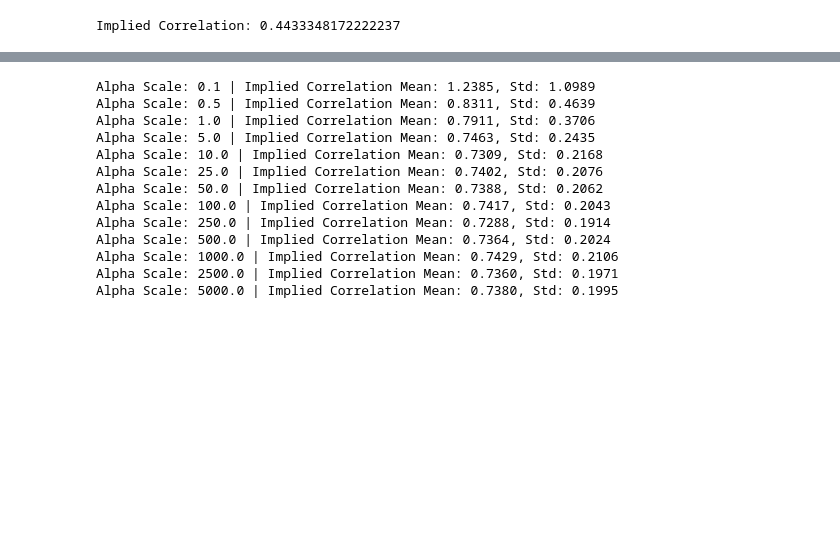
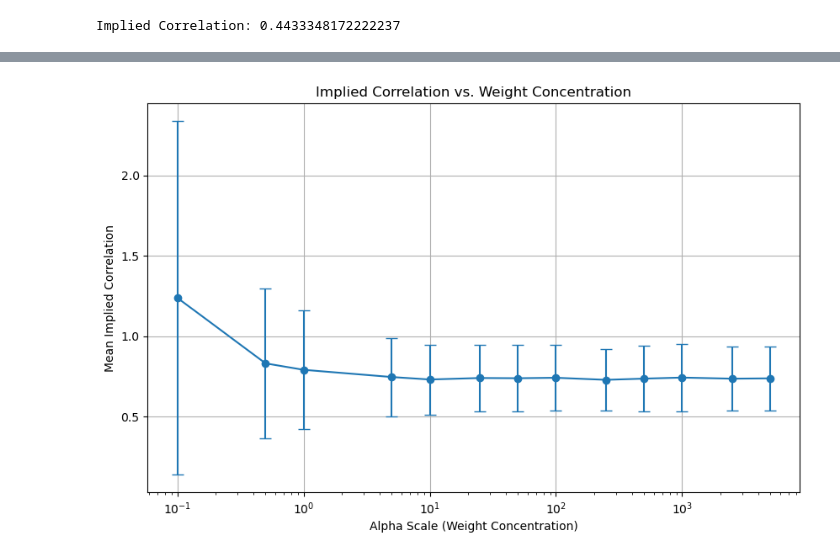
Before and after one commit to the-salty-austin/2025-iaqf-mafn, a Jupyter notebook: austin/implied_corr_model.ipynb, the cells around one changed output, grey strips where cells are left out. Drawn from its saved outputs; the diff is of its cells as text; code cells hidden in the pictures; blank space fills up the shorter version.

Commit message:
simulation part done

```diff
--- a/austin/implied_corr_model.ipynb
+++ b/austin/implied_corr_model.ipynb
@@ -312,36 +326,16 @@ Alpha Scale: 5, Implied Correlation: 0.10823577508998902
-# %%
-n_assets = 100
-target_mean = 0.20
-sigma_min = 0.05
-sigma_max = 0.70
-sigma_index = 0.28
-
-# alpha - modify the distribution of volatility
-alpha_scales = [0.1, 0.5, 1.0, 5.0, 10.0, 25.0, 50.0, 100.0, 250.0, 500.0, 1000.0, 2500.0, 5000.0]
-n_simulations = 1000
-
-implied_correlations: dict[list] = {}  # Use a dictionary to store results
-
-for alpha_scale in alpha_scales:
-    implied_correlations[alpha_scale] = [] # Initialize list for each alpha_scale
-    for _ in range(n_simulations):
-        weights, sigmas = generate_sample_skewed(n_assets, target_mean, sigma_min, sigma_max, alpha_scale)
-        implied_rho = implied_correlation_n_dim(sigma_index, sigmas, weights)
-        implied_correlations[alpha_scale].append(implied_rho)
-
-for alpha_scale, rho_values in implied_correlations.items():
-    print(f"Alpha Scale: {alpha_scale} | Implied Correlation Mean: {np.mean(rho_values):.4f}, Std: {np.std(rho_values):.4f}")
-# %% [output]
-Alpha Scale: 0.1 | Implied Correlation Mean: 1.2385, Std: 1.0989
-Alpha Scale: 0.5 | Implied Correlation Mean: 0.8311, Std: 0.4639
-Alpha Scale: 1.0 | Implied Correlation Mean: 0.7911, Std: 0.3706
-Alpha Scale: 5.0 | Implied Correlation Mean: 0.7463, Std: 0.2435
-Alpha Scale: 10.0 | Implied Correlation Mean: 0.7309, Std: 0.2168
-Alpha Scale: 25.0 | Implied Correlation Mean: 0.7402, Std: 0.2076
-Alpha Scale: 50.0 | Implied Correlation Mean: 0.7388, Std: 0.2062
-Alpha Scale: 100.0 | Implied Correlation Mean: 0.7417, Std: 0.2043
-Alpha Scale: 250.0 | Implied Correlation Mean: 0.7288, Std: 0.1914
-Alpha Scale: 500.0 | Implied Correlation Mean: 0.7364, Std: 0.2024
-Alpha Scale: 1000.0 | Implied Correlation Mean: 0.7429, Std: 0.2106
-Alpha Scale: 2500.0 | Implied Correlation Mean: 0.7360, Std: 0.1971
-Alpha Scale: 5000.0 | Implied Correlation Mean: 0.7380, Std: 0.1995
+# %%
+x_values = list(implied_correlations.keys())  # Alpha scales
+y_values = [np.mean(rho_values) for rho_values in implied_correlations.values()]  # Mean implied correlations
+y_err = [np.std(rho_values) for rho_values in implied_correlations.values()]  # Standard deviations
+
+# Create the plot
+plt.figure(figsize=(10, 6))
+plt.errorbar(x_values, y_values, yerr=y_err, fmt='o-', capsize=5)
+plt.xscale('log')  # Use logarithmic scale for x-axis
+plt.xlabel("Alpha Scale (Weight Concentration)")
+plt.ylabel("Mean Implied Correlation")
+plt.title("Implied Correlation vs. Weight Concentration")
+plt.grid(True)
+plt.show()
+# %% [output]
+[figure, added]
```
Also changed, not shown: parts of 2 cells of this notebook.
